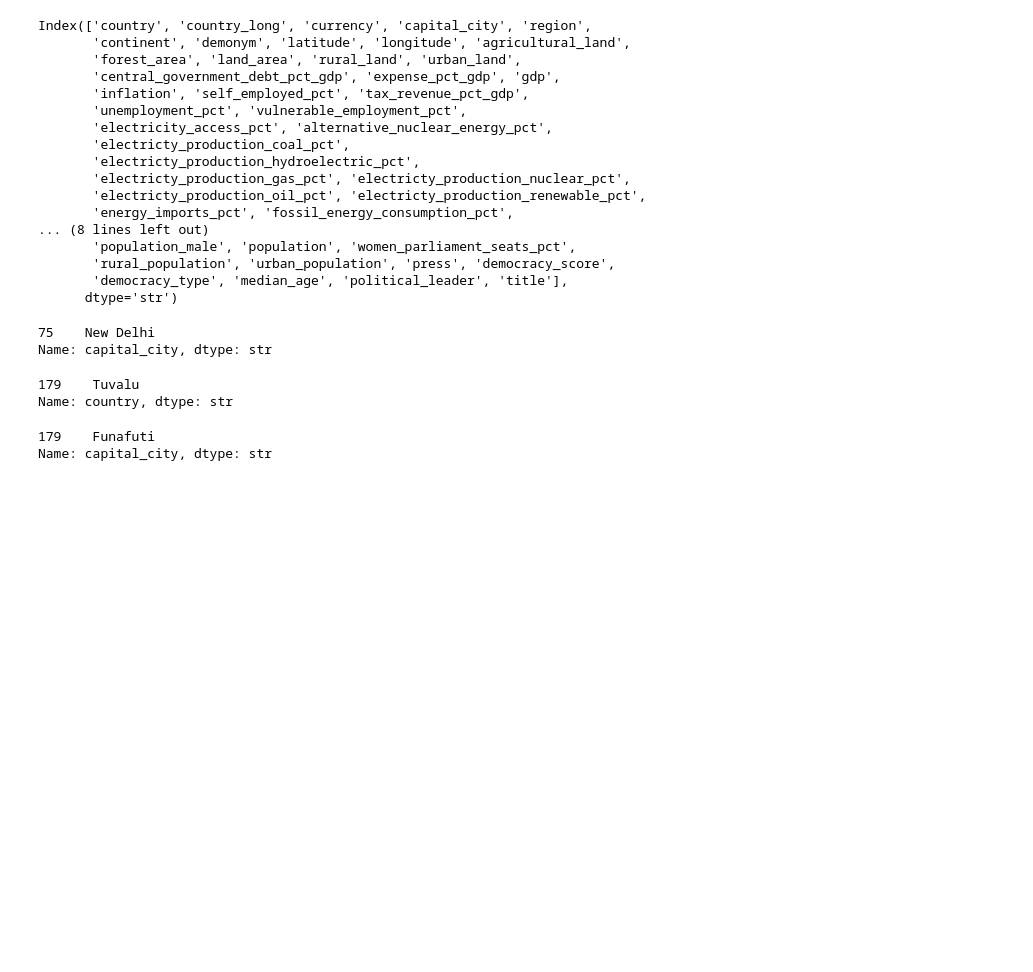
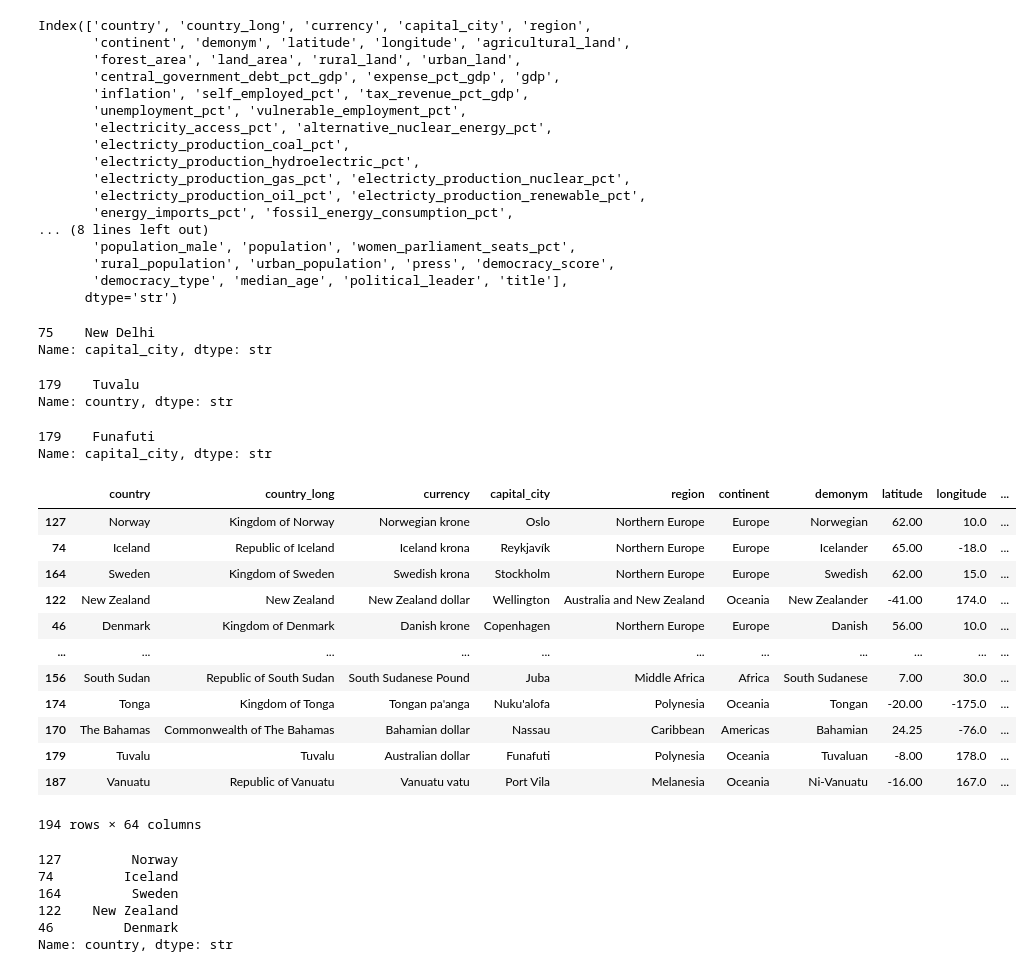
Before and after one commit to subhajit404/Data-Capston, a Jupyter notebook: main.ipynb, the cells around one changed output. Saved outputs shown, nothing was run; the diff lists cells and outputs as text; code cells hidden in the pictures; blank space fills up the shorter version.

```diff
--- a/main.ipynb
+++ b/main.ipynb
@@ -79,3 +79,30 @@ df[df['population']==df['population'].min()]['capital_city']
 # %% [output]
 179    Funafuti
 Name: capital_city, dtype: str
+# %%
+df.sort_values(by = 'democracy_score',ascending=False,inplace=True)
+# %%
+df
+# %% [output]
+|  | country | country_long | currency | capital_city | region | continent | demonym | latitude | longitude | ... |
+| 127 | Norway | Kingdom of Norway | Norwegian krone | Oslo | Northern Europe | Europe | Norwegian | 62.00 | 10.0 | ... |
+| 74 | Iceland | Republic of Iceland | Iceland krona | Reykjavík | Northern Europe | Europe | Icelander | 65.00 | -18.0 | ... |
+| 164 | Sweden | Kingdom of Sweden | Swedish krona | Stockholm | Northern Europe | Europe | Swedish | 62.00 | 15.0 | ... |
+| 122 | New Zealand | New Zealand | New Zealand dollar | Wellington | Australia and New Zealand | Oceania | New Zealander | -41.00 | 174.0 | ... |
+| 46 | Denmark | Kingdom of Denmark | Danish krone | Copenhagen | Northern Europe | Europe | Danish | 56.00 | 10.0 | ... |
+| ... | ... | ... | ... | ... | ... | ... | ... | ... | ... | ... |
+| 156 | South Sudan | Republic of South Sudan | South Sudanese Pound | Juba | Middle Africa | Africa | South Sudanese | 7.00 | 30.0 | ... |
+| 174 | Tonga | Kingdom of Tonga | Tongan pa'anga | Nuku'alofa | Polynesia | Oceania | Tongan | -20.00 | -175.0 | ... |
+| 170 | The Bahamas | Commonwealth of The Bahamas | Bahamian dollar | Nassau | Caribbean | Americas | Bahamian | 24.25 | -76.0 | ... |
+| 179 | Tuvalu | Tuvalu | Australian dollar | Funafuti | Polynesia | Oceania | Tuvaluan | -8.00 | 178.0 | ... |
+| 187 | Vanuatu | Republic of Vanuatu | Vanuatu vatu | Port Vila | Melanesia | Oceania | Ni-Vanuatu | -16.00 | 167.0 | ... |
+194 rows × 64 columns
+# %%
+df['country'].head()
+# %% [output]
+127         Norway
+74         Iceland
+164         Sweden
+122    New Zealand
+46         Denmark
+Name: country, dtype: str
```
